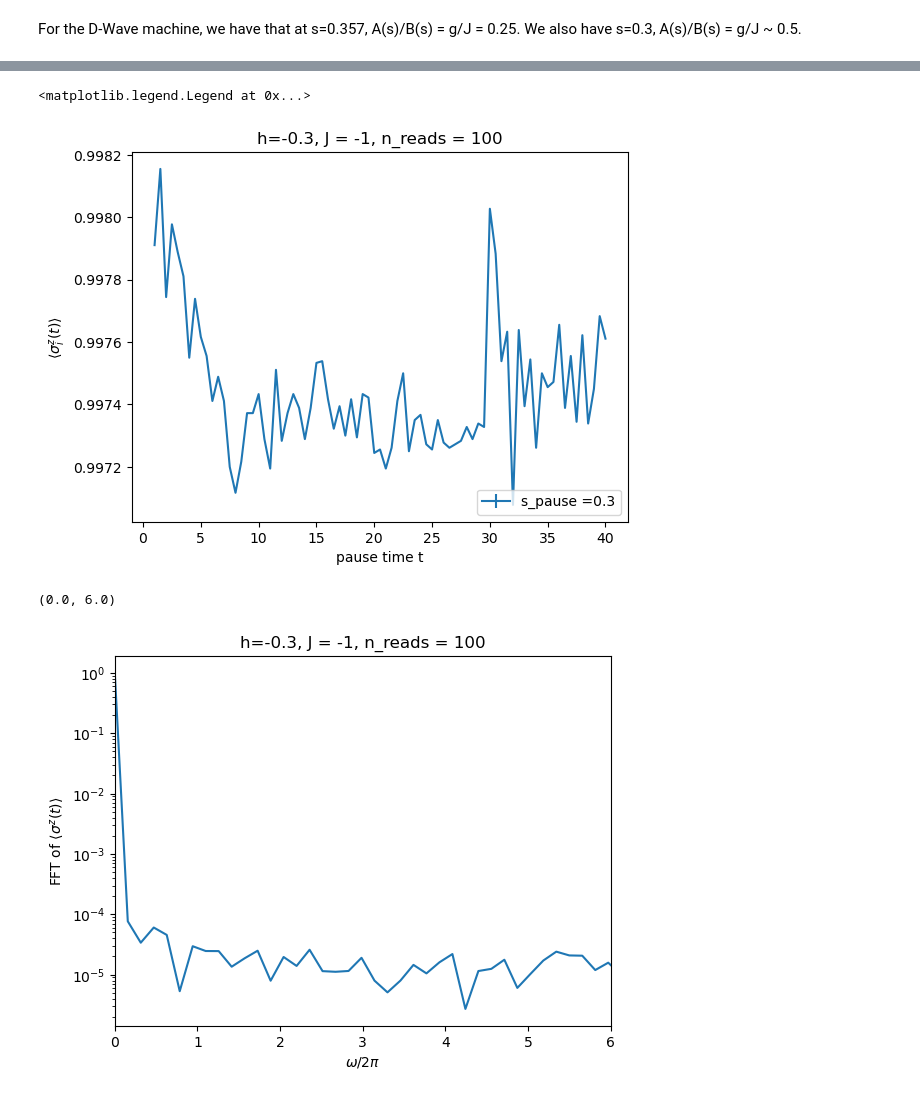
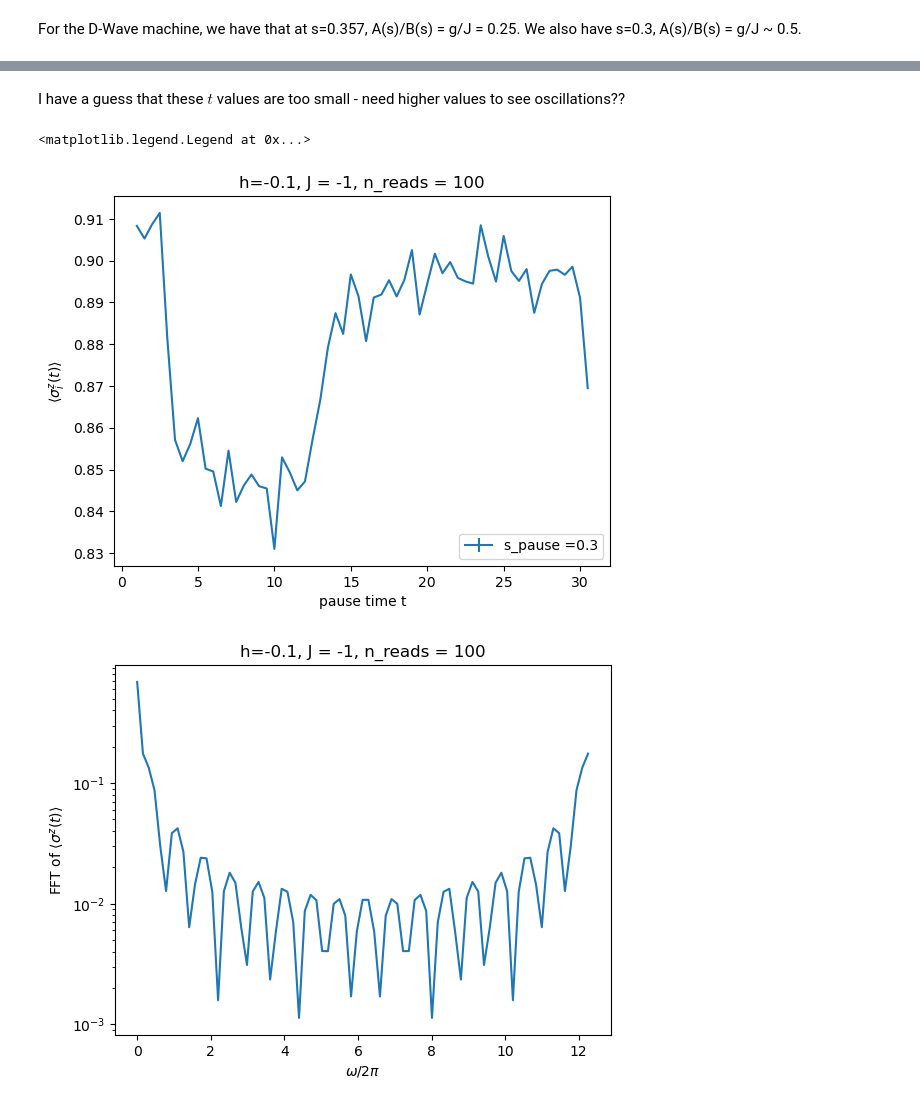
Before and after one commit to vdrouint/Meson-Annealing, a Jupyter notebook: run-chain-pegasus.ipynb, the cells around one changed output, grey strips where cells are left out. Saved outputs shown, nothing was run; the diff lists cells and outputs as text; code cells hidden in the pictures.

```diff
--- a/run-chain-pegasus.ipynb
+++ b/run-chain-pegasus.ipynb
@@ -103,7 +105,7 @@ density of qubits used: 0.625
 setting the J and h values on each used qubit
 # %%
 jval = -1
-hval = -0.3
+hval = -0.1
 
 #set the coupler's interaction to -1 (FM)
 couplers={}
@@ -233,21 +240,23 @@ done with s=40.0
+# %% [markdown]
+I have a guess that these $t$ values are too small - need higher values to see oscillations??
 # %%
 
 fig = plt.figure()
-x = pause_list
-y = mag_vals
-yerr = 0*mag_errs/12
+x = pause_list[:60]
+y = mag_vals[:60]
+yerr = 0*mag_errs[:60]
 
 plt.errorbar(x, y, yerr=yerr, label='s_pause ={}'.format(sval))
 plt.title('h={}, J = {}, n_reads = {}'.format(hval, jval, num_reads))
 plt.ylabel(r"$\langle \sigma^z_i (t) \rangle$")
 plt.xlabel("pause time t")
 plt.legend(loc='lower right')
 #plt.ylim([0.99, 1.01])
 
 #note - BIIIIG error bars!
 # %% [output]
 <matplotlib.legend.Legend at 0x...>
-[figure, old version]
+[figure, new version]
 # %%
 fftvals = np.abs(np.fft.fft(mag_vals, norm='forward'))
 y = fftvals
@@ -257,7 +266,6 @@ plt.title('h={}, J = {}, n_reads = {}'.format(hval, jval, num_reads))
 plt.yscale('log')
 plt.ylabel(r"FFT of $\langle  \sigma^z (t)\rangle$")
 plt.xlabel(r"$\omega/2\pi$");
-plt.xlim((0,6))
+#plt.xlim((0,6))
 # %% [output]
-(0.0, 6.0)
-[figure, old version]
+[figure, new version]
```
Also changed, not shown: parts of 6 cells of this notebook, 1 other file.
